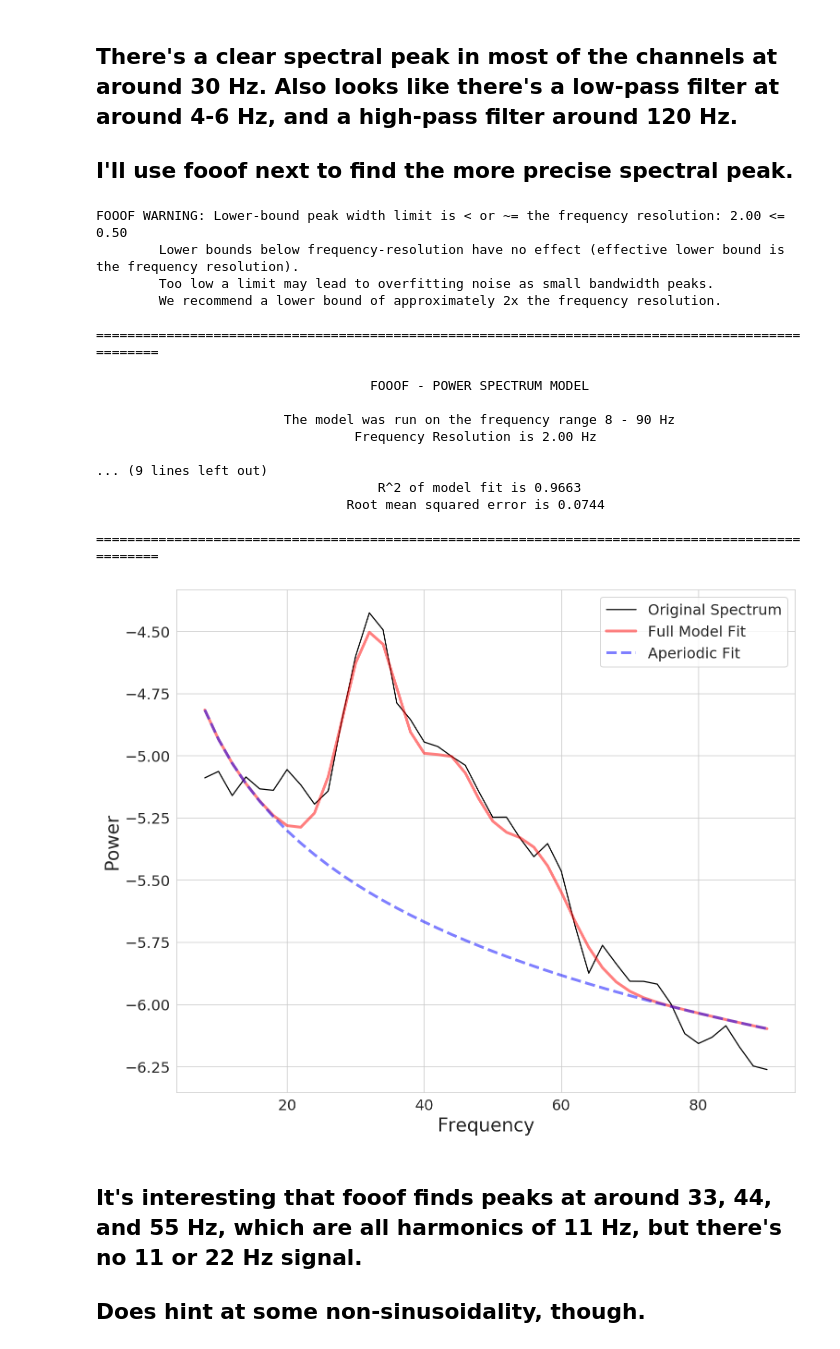
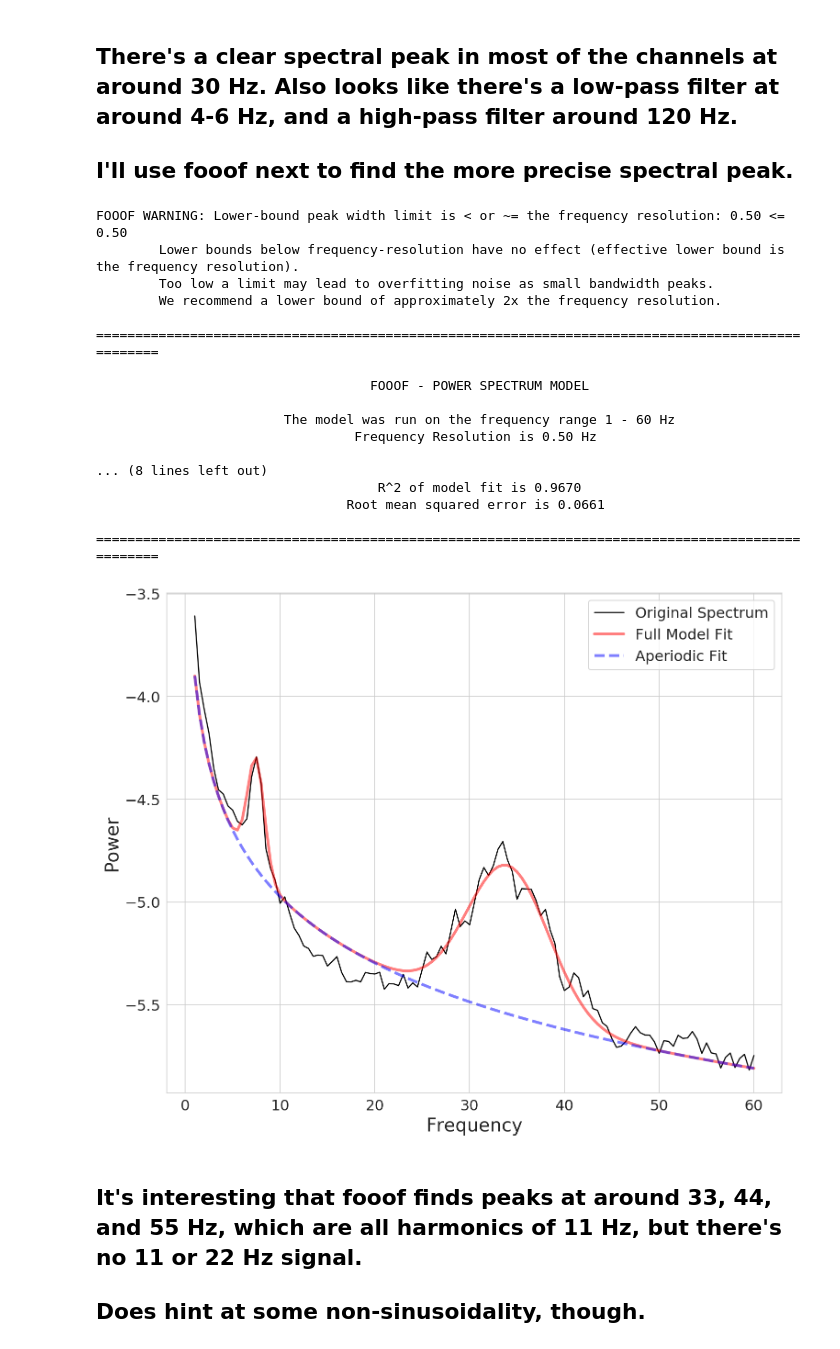
Before and after one commit to voytekresearch/Public, a Jupyter notebook: hemipark/hemiparkinsonian shape.ipynb, the cells around one changed output. Drawn from its saved outputs; the diff is of its cells as text; code cells hidden in the pictures.

```diff
--- a/hemipark/hemiparkinsonian shape.ipynb
+++ b/hemipark/hemiparkinsonian shape.ipynb
@@ -36,7 +36,7 @@ Once deleted, variables cannot be recovered. Proceed (y/[n])? y
 The autoreload extension is already loaded. To reload it, use:
   %reload_ext autoreload
 # %%
-filename = 'hemiparkinsonianRat.npy' # provided file
+filename = 'hemiparkinsonianRat2_Raw.npy' # provided file
 
 fs = 2000 # told via email
 
@@ -60,14 +60,14 @@ plt.show()
 pxx = []
 
 for i in range(data.shape[0]):
-    fxx, temp = spectral.compute_spectrum(data[i,:], fs, method='welch', avg_type='mean', nperseg=fs/2)
+    fxx, temp = spectral.compute_spectrum(data[i,:], fs, method='welch', avg_type='mean', nperseg=fs*2)
 
     pxx.append(temp)
 
 pxx = np.asarray(pxx)
 mean_pxx = np.mean(pxx,0)
 
-plt.plot(fxx[3:50], np.log10(mean_pxx[3:50]))
-plt.ylim((-7, -4)) # scale the spectrum a bit
+plt.plot(fxx[1:200], np.log10(mean_pxx[1:200]))
+# plt.ylim((-7, -4)) # scale the spectrum a bit
 plt.show()
 # %% [output]
@@ -77,35 +77,36 @@ plt.show()
 
 ## I'll use fooof next to find the more precise spectral peak.
 # %%
-# Initialize FOOOF model
-fm = FOOOF()
-
 # Set the frequency range upon which to fit FOOOF
 # I'm using this range because of the filters
-freq_range = [7, 90]
+freq_range = [1, 60]
+max_peaks = 2
+
+# Initialize FOOOF model
+fm = FOOOF(max_n_peaks=max_peaks)
 
 # Run FOOOF model - calculates model, plots, and prints results
 # note this is done here for the _avergage_ spectrum of all channels
 fm.report(fxx, mean_pxx, freq_range)
 # %% [output]
-FOOOF WARNING: Lower-bound peak width limit is < or ~= the frequency resolution: 2.00 <= 0.50
+FOOOF WARNING: Lower-bound peak width limit is < or ~= the frequency resolution: 0.50 <= 0.50
         Lower bounds below frequency-resolution have no effect (effective lower bound is the frequency resolution).
         Too low a limit may lead to overfitting noise as small bandwidth peaks.
         We recommend a lower bound of approximately 2x the frequency resolution.
 
 ==================================================================================================
 
                                    FOOOF - POWER SPECTRUM MODEL
 
-                        The model was run on the frequency range 8 - 90 Hz
-                                 Frequency Resolution is 2.00 Hz
+                        The model was run on the frequency range 1 - 60 Hz
+                                 Frequency Resolution is 0.50 Hz
 
-... (9 lines left out)
-                                    R^2 of model fit is 0.9663
-                                Root mean squared error is 0.0744
+... (8 lines left out)
+                                    R^2 of model fit is 0.9670
+                                Root mean squared error is 0.0661
 
 ==================================================================================================
-[figure, old version]
+[figure, new version]
 # %% [markdown]
 ## It's interesting that fooof finds peaks at around 33, 44, and 55 Hz, which are all harmonics of 11 Hz, but there's no 11 or 22 Hz signal.
 
```
Also changed, not shown: parts of 7 cells of this notebook, 3 other files.
